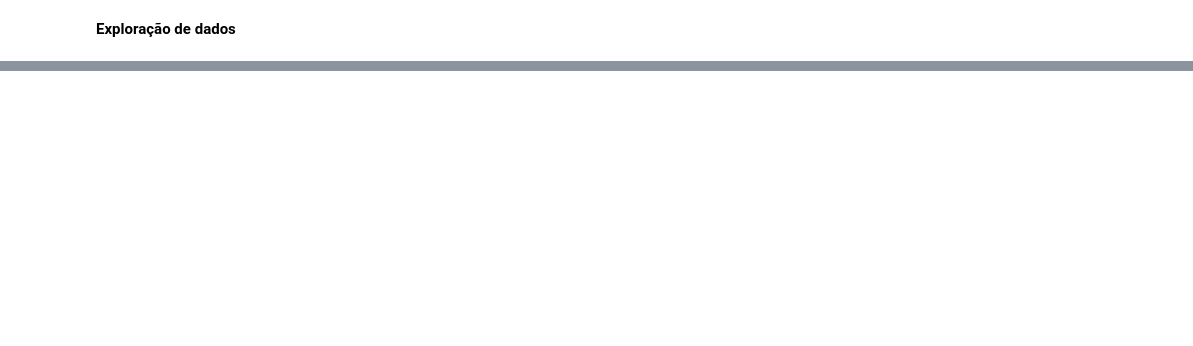
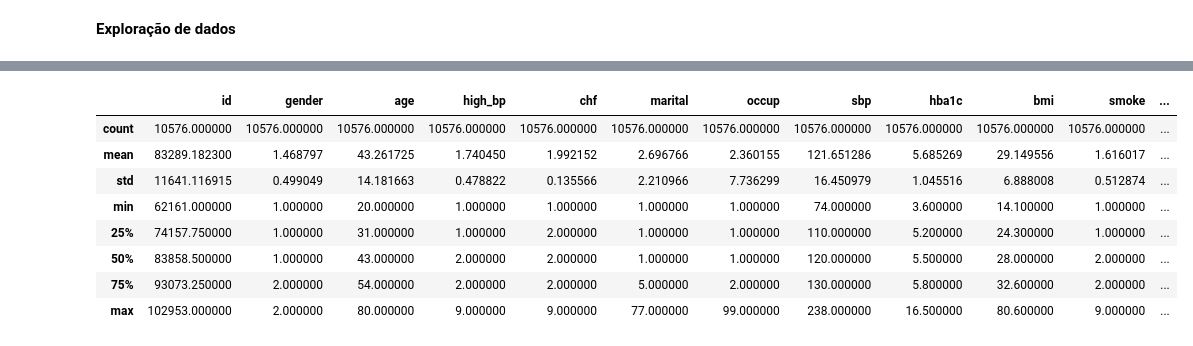
Before and after one commit to nigroev/fiap-pos-tech-ia-para-devs, a Jupyter notebook: 01-aulas-gravadas/01-welcome-to-ia-para-devs/07-tech-challenge/tech-challenge-fase-1.ipynb, the cells around one changed output, grey strips where cells are left out. Cells and saved outputs as stored; diff of their text form; code cells hidden in the pictures; blank space fills up the shorter version.

```diff
--- a/01-aulas-gravadas/01-welcome-to-ia-para-devs/07-tech-challenge/tech-challenge-fase-1.ipynb
+++ b/01-aulas-gravadas/01-welcome-to-ia-para-devs/07-tech-challenge/tech-challenge-fase-1.ipynb
@@ -262,0 +284,12 @@ df.info
+# %%
+df.describe()
+# %% [output]
+|  | id | gender | age | high_bp | chf | marital | occup | sbp | hba1c | bmi | smoke | ... |
+| count | 10576.000000 | 10576.000000 | 10576.000000 | 10576.000000 | 10576.000000 | 10576.000000 | 10576.000000 | 10576.000000 | 10576.000000 | 10576.000000 | 10576.000000 | ... |
+| mean | 83289.182300 | 1.468797 | 43.261725 | 1.740450 | 1.992152 | 2.696766 | 2.360155 | 121.651286 | 5.685269 | 29.149556 | 1.616017 | ... |
+| std | 11641.116915 | 0.499049 | 14.181663 | 0.478822 | 0.135566 | 2.210966 | 7.736299 | 16.450979 | 1.045516 | 6.888008 | 0.512874 | ... |
+| min | 62161.000000 | 1.000000 | 20.000000 | 1.000000 | 1.000000 | 1.000000 | 1.000000 | 74.000000 | 3.600000 | 14.100000 | 1.000000 | ... |
+| 25% | 74157.750000 | 1.000000 | 31.000000 | 1.000000 | 2.000000 | 1.000000 | 1.000000 | 110.000000 | 5.200000 | 24.300000 | 1.000000 | ... |
+| 50% | 83858.500000 | 1.000000 | 43.000000 | 2.000000 | 2.000000 | 1.000000 | 1.000000 | 120.000000 | 5.500000 | 28.000000 | 2.000000 | ... |
+| 75% | 93073.250000 | 2.000000 | 54.000000 | 2.000000 | 2.000000 | 5.000000 | 2.000000 | 130.000000 | 5.800000 | 32.600000 | 2.000000 | ... |
+| max | 102953.000000 | 2.000000 | 80.000000 | 9.000000 | 9.000000 | 77.000000 | 99.000000 | 238.000000 | 16.500000 | 80.600000 | 9.000000 | ... |
```
Also changed, not shown: parts of 16 cells of this notebook, 9 other files.
